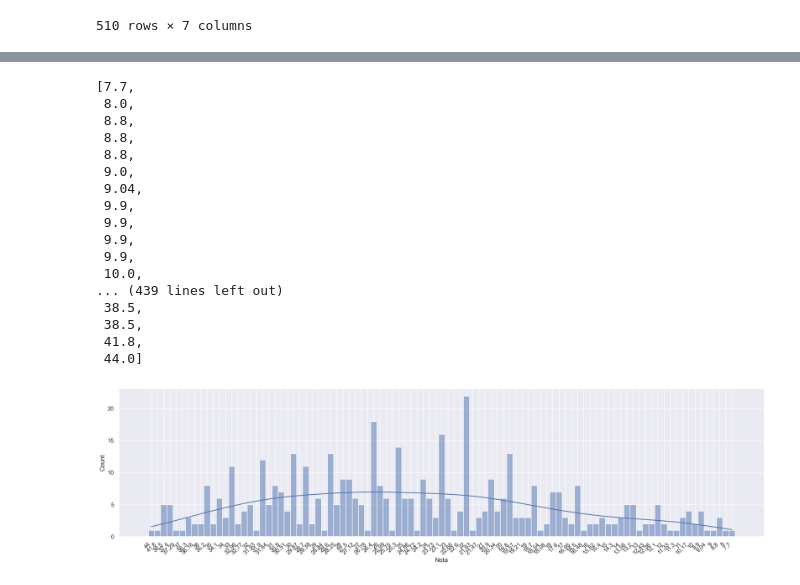
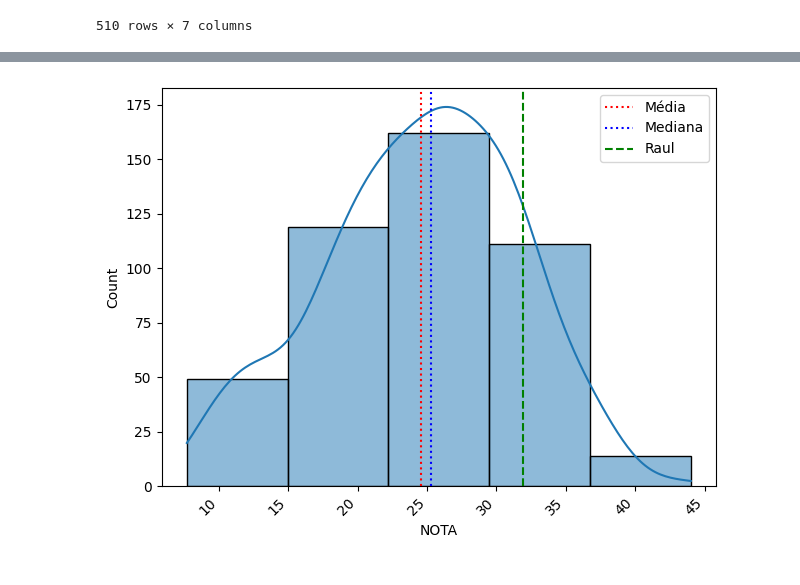
Before and after one commit to MirianGuerra/Resultado_ETEC, a Jupyter notebook: resultado_etec.ipynb, the cells around one changed output, grey strips where cells are left out. Saved outputs shown, nothing was run; the diff lists cells and outputs as text; code cells hidden in the pictures.

```diff
--- a/resultado_etec.ipynb
+++ b/resultado_etec.ipynb
@@ -26,5 +26,7 @@ df_resultado
 510 rows × 7 columns
 # %%
 df_resultado_sem_ausente=df_resultado.loc[df_resultado['Nota']!='AUSENTE']
+df_resultado_sem_ausente['NOTA'] = df_resultado_sem_ausente['Nota'].map(
+    lambda x: float(x.replace(',', '.')))
 df_resultado_sem_ausente
 # %% [output]
@@ -44,41 +51,25 @@ df_resultado_sem_ausente
-# %%
-lista = df_resultado_sem_ausente.Nota.to_list()
-nova_lista = []
-for i in lista:
-    i = i.replace(',', '.')
-    nova_lista.append(float(i))
-
-nova_lista.sort()
-nova_lista
-# %% [output]
-[7.7,
- 8.0,
- 8.8,
- 8.8,
- 8.8,
- 9.0,
- 9.04,
- 9.9,
- 9.9,
- 9.9,
- 9.9,
- 10.0,
-... (439 lines left out)
- 38.5,
- 38.5,
- 41.8,
- 44.0]
 # %%
 # Histograma da pontuação
 ax = sns.histplot(data=df_resultado_sem_ausente,
-             x='Nota', kde=True)
+                  x='NOTA', kde=True, bins=5)
 ax.set_xticklabels(ax.get_xticklabels(), rotation=45,
                    horizontalalignment='right')
+media = df_resultado_sem_ausente.NOTA.mean()
+mediana = df_resultado_sem_ausente.NOTA.median()
+nota_raul = 31.9
+
+ax.axvline(media, color='r', linestyle='dotted', label='Média')
+ax.axvline(mediana, color='b', linestyle='dotted', label='Mediana')
+ax.axvline(nota_raul, color='g', linestyle='--', label='Raul')
+
+ax.legend()
+
+
 plt.tight_layout()
 
 plt.show()
 # %% [output]
-[figure, old version]
+[figure, new version]
 # %%
 df_resultado_escola_publica = df_resultado_sem_ausente.loc[
     df_resultado_sem_ausente['Esc. Pública'] == 'SIM']
```
Also changed, not shown: parts of 4 cells of this notebook.
